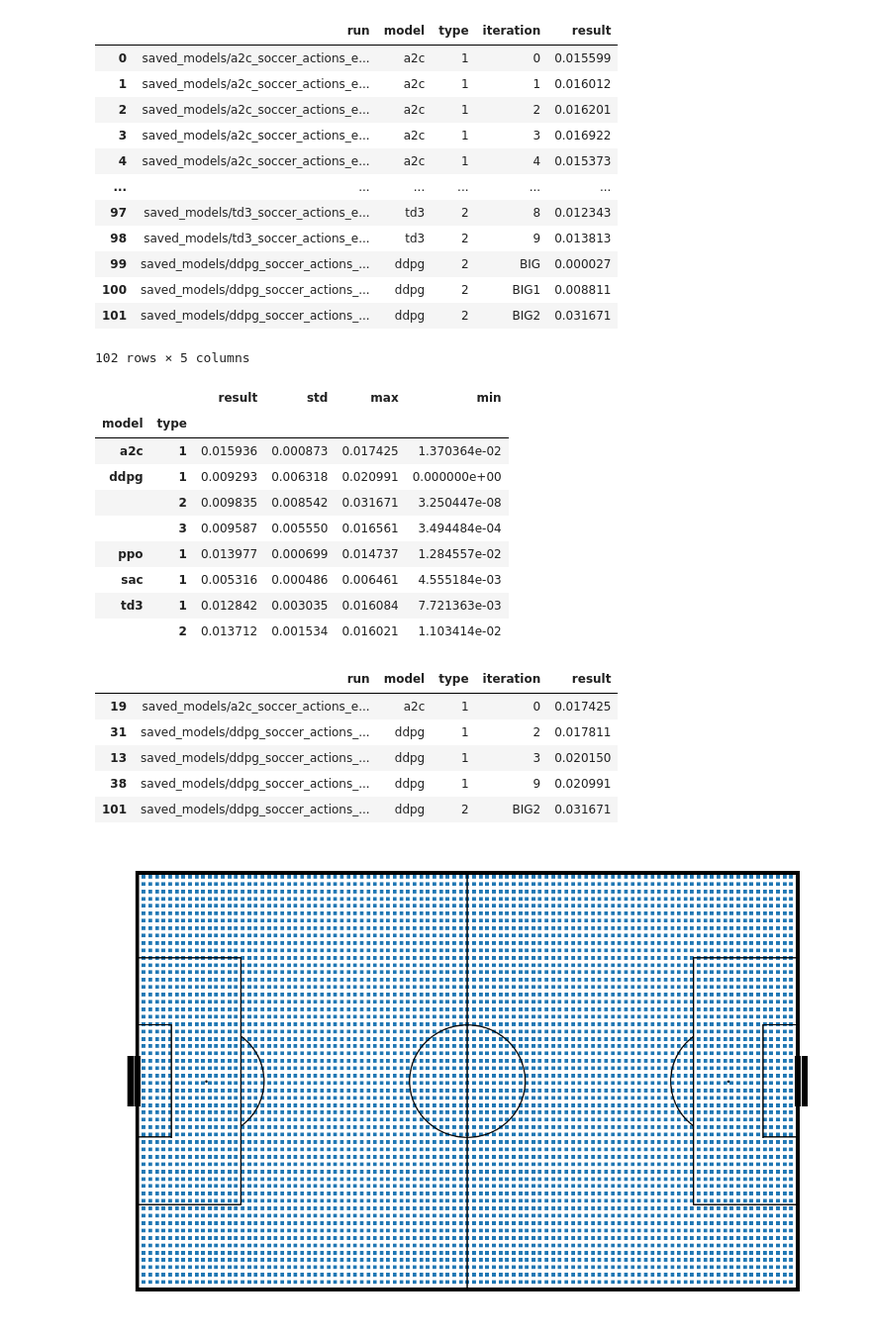
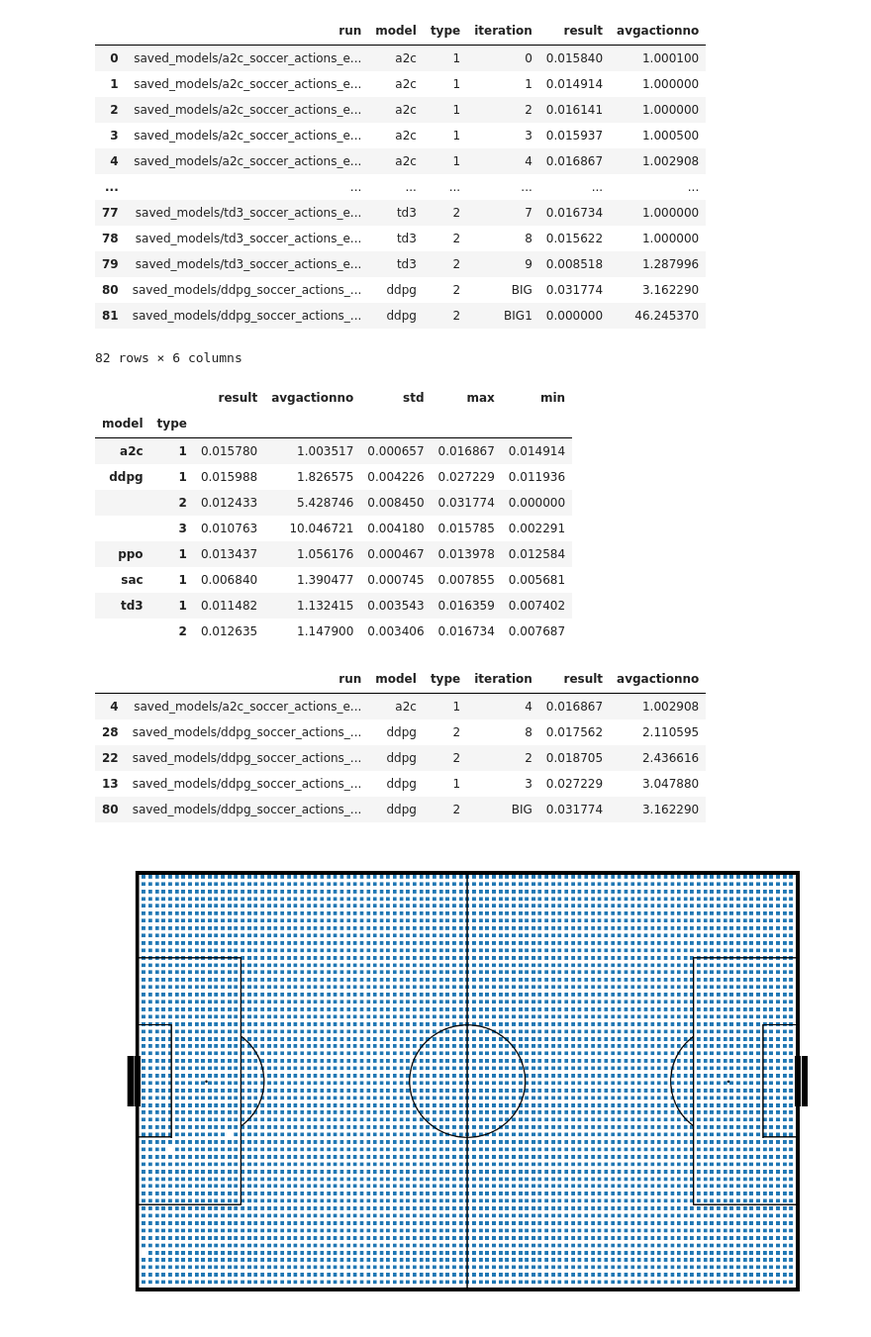
Before and after one commit to nvsclub/SoccerActionsSim, a Jupyter notebook: 012 Results from test.ipynb, the cells around one changed output. Shown at 99% size. Cells and saved outputs as stored; diff of their text form; code cells hidden in the pictures.

```diff
--- a/012 Results from test.ipynb
+++ b/012 Results from test.ipynb
@@ -30,23 +29,23 @@ def visualize_model(model):
 # %%
 df = pd.read_csv('saved_models/results.txt')
 df[['__dis1', 'model', '__dis2', '__dis3', '__dis4', 'type', 'iteration']] = df['run'].str.split('_', expand=True)
-df = df[['run', 'model', 'type', 'iteration', 'result']]
+df = df[['run', 'model', 'type', 'iteration', 'result', 'avgactionno']]
 df.model = df.model.str.replace('models/','')
 df
 # %% [output]
-|  | run | model | type | iteration | result |
-| 0 | saved_models/a2c_soccer_actions_e... | a2c | 1 | 0 | 0.015599 |
-| 1 | saved_models/a2c_soccer_actions_e... | a2c | 1 | 1 | 0.016012 |
-| 2 | saved_models/a2c_soccer_actions_e... | a2c | 1 | 2 | 0.016201 |
-| 3 | saved_models/a2c_soccer_actions_e... | a2c | 1 | 3 | 0.016922 |
-| 4 | saved_models/a2c_soccer_actions_e... | a2c | 1 | 4 | 0.015373 |
-| ... | ... | ... | ... | ... | ... |
-| 97 | saved_models/td3_soccer_actions_e... | td3 | 2 | 8 | 0.012343 |
-| 98 | saved_models/td3_soccer_actions_e... | td3 | 2 | 9 | 0.013813 |
-| 99 | saved_models/ddpg_soccer_actions_... | ddpg | 2 | BIG | 0.000027 |
-| 100 | saved_models/ddpg_soccer_actions_... | ddpg | 2 | BIG1 | 0.008811 |
-| 101 | saved_models/ddpg_soccer_actions_... | ddpg | 2 | BIG2 | 0.031671 |
+|  | run | model | type | iteration | result | avgactionno |
+| 0 | saved_models/a2c_soccer_actions_e... | a2c | 1 | 0 | 0.015840 | 1.000100 |
+| 1 | saved_models/a2c_soccer_actions_e... | a2c | 1 | 1 | 0.014914 | 1.000000 |
+| 2 | saved_models/a2c_soccer_actions_e... | a2c | 1 | 2 | 0.016141 | 1.000000 |
+| 3 | saved_models/a2c_soccer_actions_e... | a2c | 1 | 3 | 0.015937 | 1.000500 |
+| 4 | saved_models/a2c_soccer_actions_e... | a2c | 1 | 4 | 0.016867 | 1.002908 |
+| ... | ... | ... | ... | ... | ... | ... |
+| 77 | saved_models/td3_soccer_actions_e... | td3 | 2 | 7 | 0.016734 | 1.000000 |
+| 78 | saved_models/td3_soccer_actions_e... | td3 | 2 | 8 | 0.015622 | 1.000000 |
+| 79 | saved_models/td3_soccer_actions_e... | td3 | 2 | 9 | 0.008518 | 1.287996 |
+| 80 | saved_models/ddpg_soccer_actions_... | ddpg | 2 | BIG | 0.031774 | 3.162290 |
+| 81 | saved_models/ddpg_soccer_actions_... | ddpg | 2 | BIG1 | 0.000000 | 46.245370 |
-102 rows × 5 columns
+82 rows × 6 columns
 # %%
 grouped_df = df.groupby(['model','type']).mean()
 grouped_df['std'] = df.groupby(['model','type']).std()['result']
@@ -54,25 +53,25 @@ grouped_df['max'] = df.groupby(['model','type']).max()['result']
 grouped_df['min'] = df.groupby(['model','type']).min()['result']
 grouped_df
 # %% [output]
-|  |  | result | std | max | min |
-| model | type |  |  |  |  |
-| a2c | 1 | 0.015936 | 0.000873 | 0.017425 | 1.370364e-02 |
-| ddpg | 1 | 0.009293 | 0.006318 | 0.020991 | 0.000000e+00 |
-|  | 2 | 0.009835 | 0.008542 | 0.031671 | 3.250447e-08 |
-|  | 3 | 0.009587 | 0.005550 | 0.016561 | 3.494484e-04 |
-| ppo | 1 | 0.013977 | 0.000699 | 0.014737 | 1.284557e-02 |
-| sac | 1 | 0.005316 | 0.000486 | 0.006461 | 4.555184e-03 |
-| td3 | 1 | 0.012842 | 0.003035 | 0.016084 | 7.721363e-03 |
-|  | 2 | 0.013712 | 0.001534 | 0.016021 | 1.103414e-02 |
+|  |  | result | avgactionno | std | max | min |
+| model | type |  |  |  |  |  |
+| a2c | 1 | 0.015780 | 1.003517 | 0.000657 | 0.016867 | 0.014914 |
+| ddpg | 1 | 0.015988 | 1.826575 | 0.004226 | 0.027229 | 0.011936 |
+|  | 2 | 0.012433 | 5.428746 | 0.008450 | 0.031774 | 0.000000 |
+|  | 3 | 0.010763 | 10.046721 | 0.004180 | 0.015785 | 0.002291 |
+| ppo | 1 | 0.013437 | 1.056176 | 0.000467 | 0.013978 | 0.012584 |
+| sac | 1 | 0.006840 | 1.390477 | 0.000745 | 0.007855 | 0.005681 |
+| td3 | 1 | 0.011482 | 1.132415 | 0.003543 | 0.016359 | 0.007402 |
+|  | 2 | 0.012635 | 1.147900 | 0.003406 | 0.016734 | 0.007687 |
 # %%
 df.sort_values('result').iloc[-5:]
 # %% [output]
-|  | run | model | type | iteration | result |
-| 19 | saved_models/a2c_soccer_actions_e... | a2c | 1 | 0 | 0.017425 |
-| 31 | saved_models/ddpg_soccer_actions_... | ddpg | 1 | 2 | 0.017811 |
-| 13 | saved_models/ddpg_soccer_actions_... | ddpg | 1 | 3 | 0.020150 |
-| 38 | saved_models/ddpg_soccer_actions_... | ddpg | 1 | 9 | 0.020991 |
-| 101 | saved_models/ddpg_soccer_actions_... | ddpg | 2 | BIG2 | 0.031671 |
+|  | run | model | type | iteration | result | avgactionno |
+| 4 | saved_models/a2c_soccer_actions_e... | a2c | 1 | 4 | 0.016867 | 1.002908 |
+| 28 | saved_models/ddpg_soccer_actions_... | ddpg | 2 | 8 | 0.017562 | 2.110595 |
+| 22 | saved_models/ddpg_soccer_actions_... | ddpg | 2 | 2 | 0.018705 | 2.436616 |
+| 13 | saved_models/ddpg_soccer_actions_... | ddpg | 1 | 3 | 0.027229 | 3.047880 |
+| 80 | saved_models/ddpg_soccer_actions_... | ddpg | 2 | BIG | 0.031774 | 3.162290 |
 # %%
 model = A2C.load('saved_models/a2c_soccer_actions_env_1_0')
 visualize_model(model);
```
Also changed, not shown: parts of 6 cells of this notebook, 1 other file.
